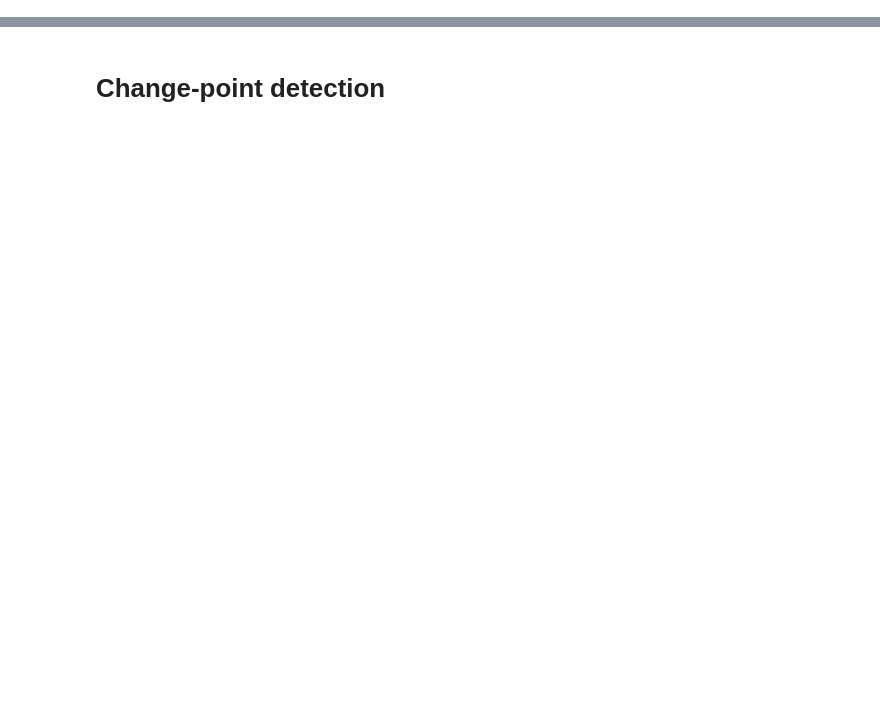
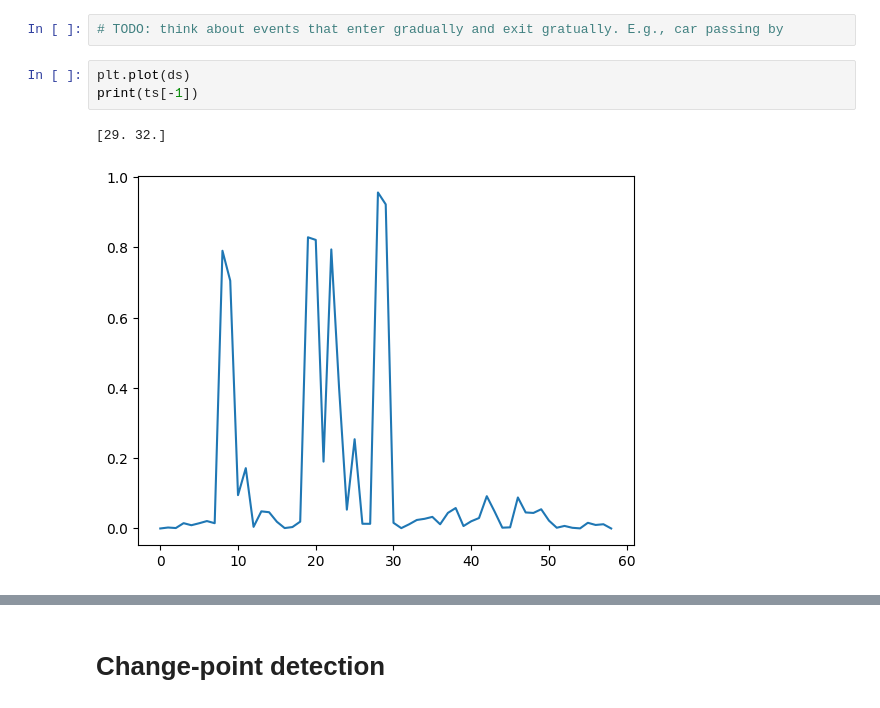
Before and after one commit to johnmartinsson/adaptive-change-point-detection, a Jupyter notebook: notebooks/optimal_adaptive_cost_analysis.ipynb, the cells around one changed output, grey strips where cells are left out. Saved outputs shown, nothing was run; the diff lists cells and outputs as text; blank space fills up the shorter version.

```diff
--- a/notebooks/optimal_adaptive_cost_analysis.ipynb
+++ b/notebooks/optimal_adaptive_cost_analysis.ipynb
@@ -363,0 +201,8 @@ def compute_neg_ref(pos_ref, soundscape_length):
+# %%
+# TODO: think about events that enter gradually and exit gratually. E.g., car passing by
+# %%
+plt.plot(ds)
+print(ts[-1])
+# %% [output]
+[29. 32.]
+[figure, added]
```
Also changed, not shown: parts of 31 cells of this notebook, 1 other file.
